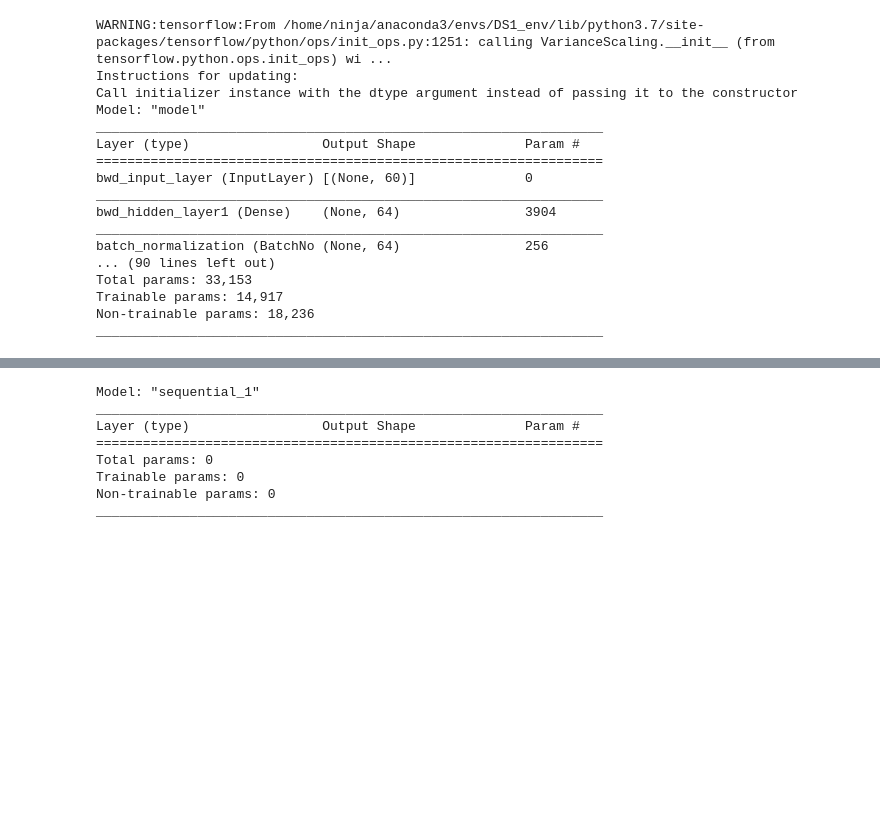
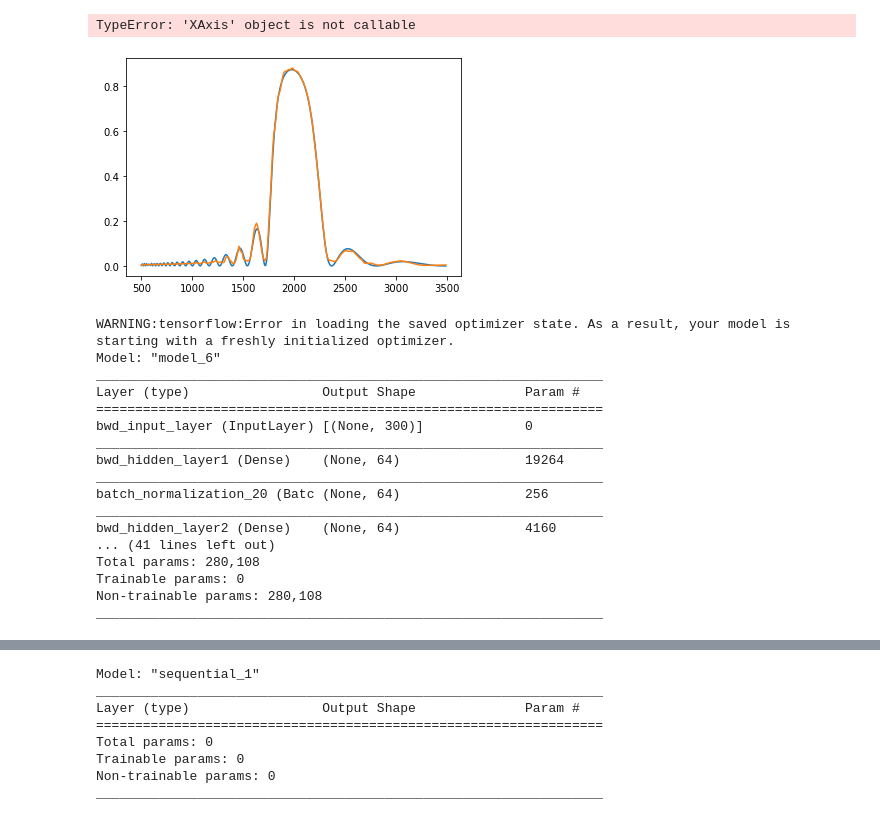
Before and after one commit to vishal-vardhan/DS1, a Jupyter notebook: train.ipynb, the cells around one changed output, grey strips where cells are left out. Saved outputs shown, nothing was run; the diff lists cells and outputs as text; code cells hidden in the pictures; blank space fills up the shorter version.

```diff
--- a/train.ipynb
+++ b/train.ipynb
@@ -18,2 +12,4 @@ TRAIN_DATA_PATH = 'data_600_samples200000.npz'
+# %%
+TRAIN_DATA_PATH = 'data_300_samples200000.npz'
 # %%
 class TandemModel:
@@ -174,0 +190,8 @@ print((tandem.fwd_input_shape, tandem.fwd_ouput_units), (tandem.bwd_input_shape,
+# %%
+# train fwd model
+filtered = False
+tandem.build_fwd_model()
+# tandem.apply_non_linear('A')
+tandem.summary()
+tandem.fwd.compile(loss='mse', optimizer='adam', metrics=['accuracy'])
+tandem.fit_fwd(batch_size=256, epochs=100, validation_split=0.002)
@@ -174,0 +217,29 @@ print((tandem.fwd_input_shape, tandem.fwd_ouput_units), (tandem.bwd_input_shape,
+# %%
+# test fwd model
+predictions = tandem.fwd.predict(tandem.x_test)
+
+d = (tandem.LAMBDA_RANGE[1] - tandem.LAMBDA_RANGE[0])/tandem.SAMPLE_SIZE
+x = []
+start = tandem.LAMBDA_RANGE[0]
+
+for _ in range(tandem.SAMPLE_SIZE):
+    x.append(start)
+    start = start + d
+
+x = np.array(x)
+# plot the predictions
+random_samples = [random.randint(0, len(predictions)) for _ in range(50)]
+for i in random_samples:
+    fig, ax = plt.subplots()
+
+    if filtered:
+        ax.plot(tandem.inverse(tandem.y_test[i]))
+        ax.plot(tandem.inverse(predictions[i]))
+    else:
+        ax.plot(x, tandem.y_test[i])
+        ax.plot(x, predictions[i])
+
+    ax.legend(['actual', 'prediction'], loc='upper left')
+# %% [output]
+TypeError: 'XAxis' object is not callable
+[figure, added]
@@ -175,27 +249,30 @@ print((tandem.fwd_input_shape, tandem.fwd_ouput_units), (tandem.bwd_input_shape,
 # %%
-tandem.load_fwd_saved_model('fwd_64x64x64x64x60_50epochs300000samples_56%_adam')
+del tandem
+
+tandem = TandemModel(TRAIN_DATA_PATH)
+tandem.load_fwd_saved_model('fwd_256x256x256x256_50epochs_1e-4_adam_200000')
 tandem.build_bwd_model()
 tandem.build_tandem_model()
 tandem.bwd.summary()
 tandem.fwd.summary()
-tandem.tandem.summary()
+# tandem.tandem.summary()
 tandem.tandem.compile(loss='mse', optimizer='adam', metrics=['accuracy'])
 # %% [output]
-WARNING:tensorflow:From /home/ninja/anaconda3/envs/DS1_env/lib/python3.7/site-packages/tensorflow/python/ops/init_ops.py:1251: calling VarianceScaling.__init__ (from tensorflow.python.ops.init_ops) wi ...
-Instructions for updating:
-Call initializer instance with the dtype argument instead of passing it to the constructor
-Model: "model"
+WARNING:tensorflow:Error in loading the saved optimizer state. As a result, your model is starting with a freshly initialized optimizer.
+Model: "model_6"
 _________________________________________________________________
 Layer (type)                 Output Shape              Param #
 =================================================================
-bwd_input_layer (InputLayer) [(None, 60)]              0
+bwd_input_layer (InputLayer) [(None, 300)]             0
 _________________________________________________________________
-bwd_hidden_layer1 (Dense)    (None, 64)                3904
+bwd_hidden_layer1 (Dense)    (None, 64)                19264
 _________________________________________________________________
-batch_normalization (BatchNo (None, 64)                256
-... (90 lines left out)
-Total params: 33,153
-Trainable params: 14,917
-Non-trainable params: 18,236
+batch_normalization_20 (Batc (None, 64)                256
 _________________________________________________________________
+bwd_hidden_layer2 (Dense)    (None, 64)                4160
+... (41 lines left out)
+Total params: 280,108
+Trainable params: 0
+Non-trainable params: 280,108
+_________________________________________________________________
 # %%
```
Also changed, not shown: parts of 14 cells of this notebook, 10 other files.
